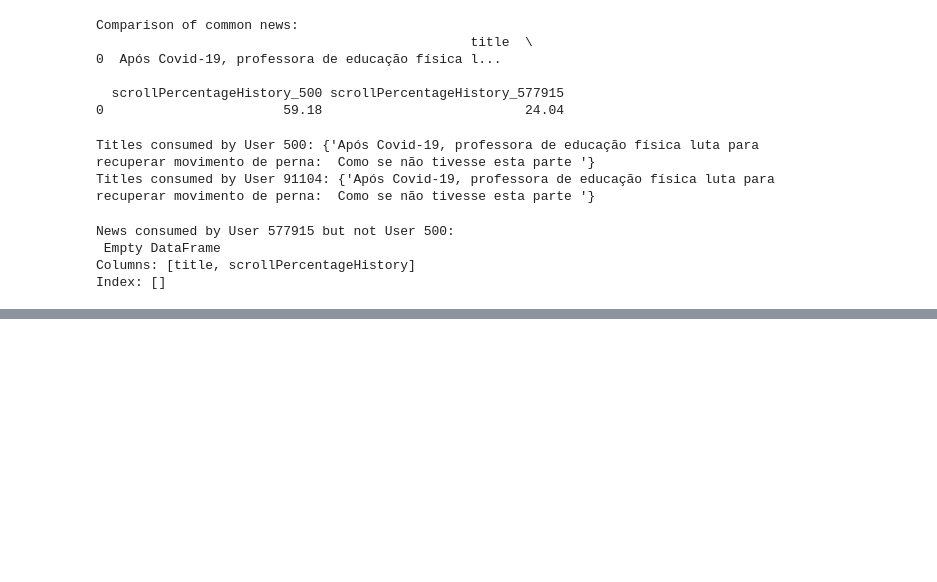
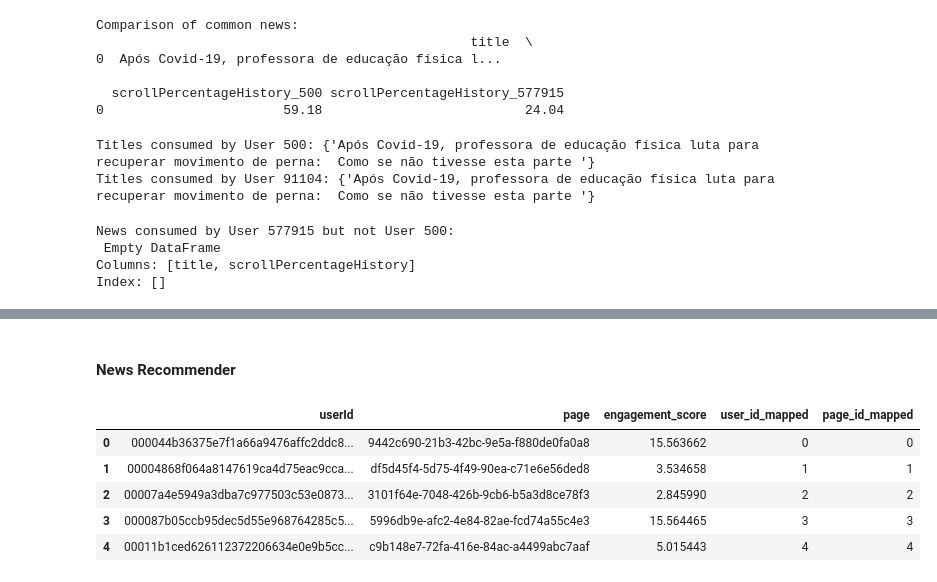
Before and after one commit to BrisaNascimento/globo_recommendation_fiap, a Jupyter notebook: globo_recommendation_fiap/data/challenge_files/notebook.ipynb, the cells around one changed output, grey strips where cells are left out. Cells and saved outputs as stored; diff of their text form; code cells hidden in the pictures; blank space fills up the shorter version.

```diff
--- a/globo_recommendation_fiap/data/challenge_files/notebook.ipynb
+++ b/globo_recommendation_fiap/data/challenge_files/notebook.ipynb
@@ -397,0 +518,13 @@ test_df.head()
+# %% [markdown]
+#### News Recommender
+# %%
+page_data = als_df.groupby(['userId', 'page'])['engagement_score'].sum().reset_index()
+# %%
+page_data.head()
+# %% [output]
+|  | userId | page | engagement_score | user_id_mapped | page_id_mapped |
+| 0 | 000044b36375e7f1a66a9476affc2ddc8... | 9442c690-21b3-42bc-9e5a-f880de0fa0a8 | 15.563662 | 0 | 0 |
+| 1 | 00004868f064a8147619ca4d75eac9cca... | df5d45f4-5d75-4f49-90ea-c71e6e56ded8 | 3.534658 | 1 | 1 |
+| 2 | 00007a4e5949a3dba7c977503c53e0873... | 3101f64e-7048-426b-9cb6-b5a3d8ce78f3 | 2.845990 | 2 | 2 |
+| 3 | 000087b05ccb95dec5d55e968764285c5... | 5996db9e-afc2-4e84-82ae-fcd74a55c4e3 | 15.564465 | 3 | 3 |
+| 4 | 00011b1ced626112372206634e0e9b5cc... | c9b148e7-72fa-416e-84ac-a4499abc7aaf | 5.015443 | 4 | 4 |
```
Also changed, not shown: parts of 62 cells of this notebook, 2 other files.
